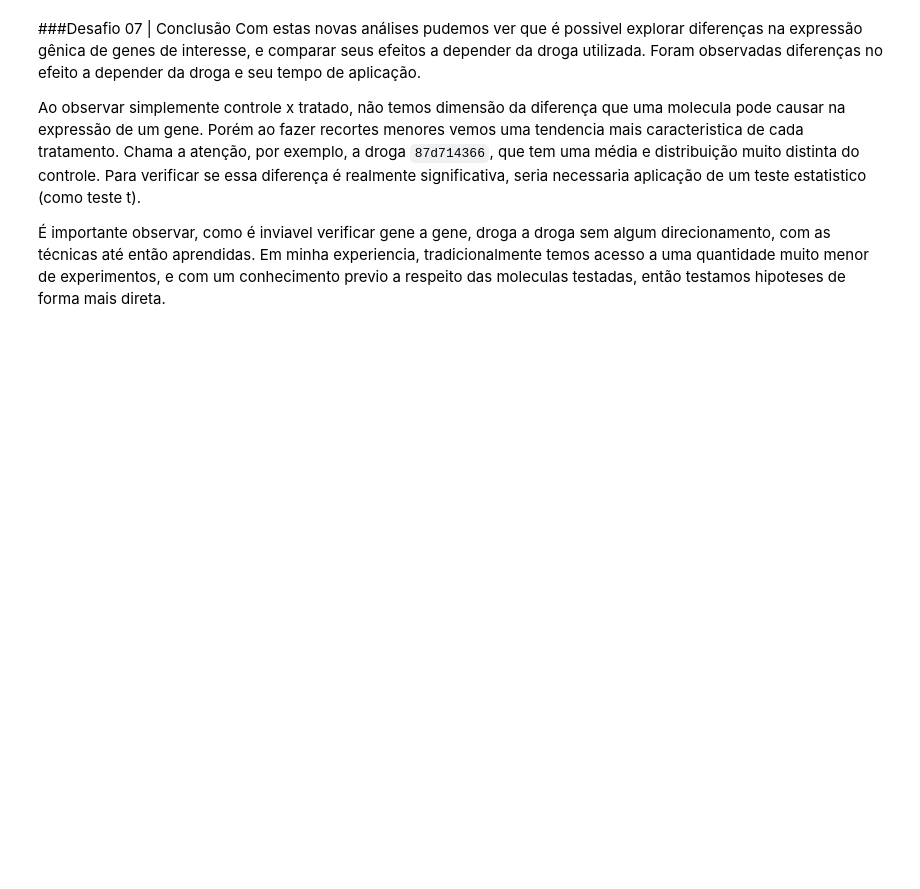
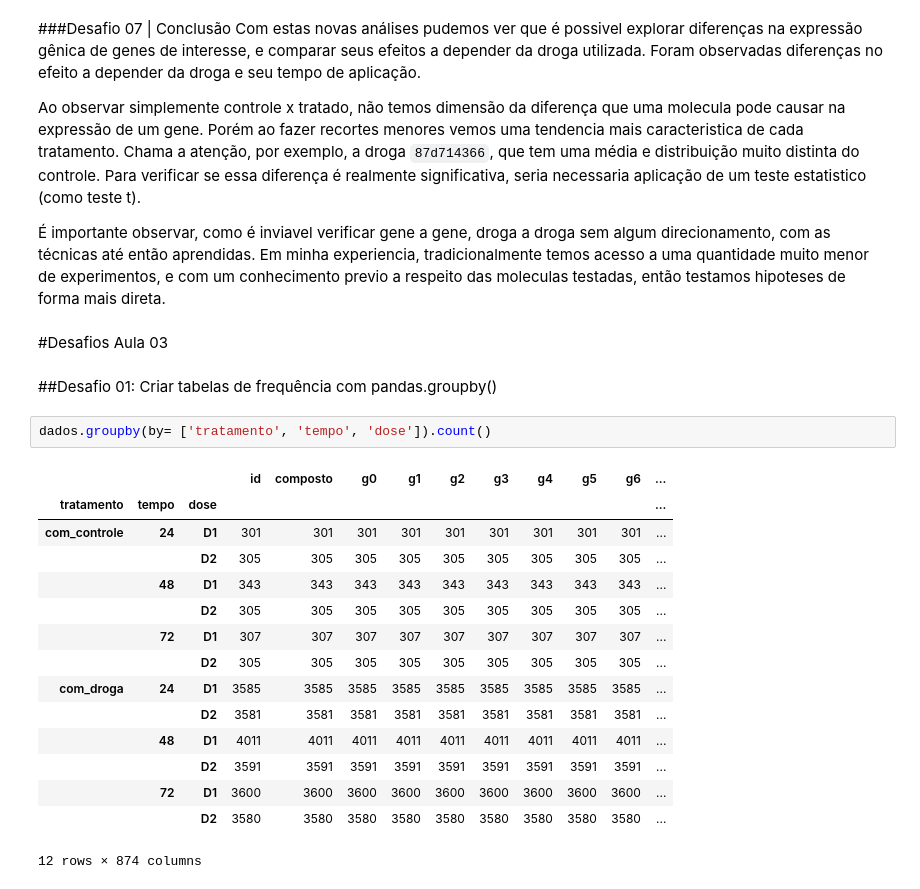
Before and after one commit to GoularteVinicius/ImersaoDadosAlura, a Jupyter notebook: Desafios_Imersão_Dados.ipynb, the cells around one changed output. Saved outputs shown, nothing was run; the diff lists cells and outputs as text; blank space fills up the shorter version.

```diff
--- a/Desafios_Imersão_Dados.ipynb
+++ b/Desafios_Imersão_Dados.ipynb
@@ -328,3 +328,25 @@ Com estas novas análises pudemos ver que é possivel explorar diferenças na ex
 Ao observar simplemente controle x tratado, não temos dimensão da diferença que uma molecula pode causar na expressão de um gene. Porém ao fazer recortes menores vemos uma tendencia mais caracteristica de cada tratamento. Chama a atenção, por exemplo, a droga `87d714366`, que tem uma média e distribuição muito distinta do controle. Para verificar se essa diferença é realmente significativa, seria necessaria aplicação de um teste estatistico (como teste t).
 
 É importante observar, como é inviavel verificar gene a gene, droga a droga sem algum direcionamento, com as técnicas até então aprendidas. Em minha experiencia, tradicionalmente temos acesso a uma quantidade muito menor de experimentos, e com um conhecimento previo a respeito das moleculas testadas, então testamos hipoteses de forma mais direta.
+# %% [markdown]
+#Desafios Aula 03
+# %% [markdown]
+##Desafio 01: Criar tabelas de frequência com pandas.groupby()
+# %%
+dados.groupby(by= ['tratamento', 'tempo', 'dose']).count()
+# %% [output]
+|  |  |  | id | composto | g0 | g1 | g2 | g3 | g4 | g5 | g6 | ... |
+| tratamento | tempo | dose |  |  |  |  |  |  |  |  |  | ... |
+| com_controle | 24 | D1 | 301 | 301 | 301 | 301 | 301 | 301 | 301 | 301 | 301 | ... |
+|  |  | D2 | 305 | 305 | 305 | 305 | 305 | 305 | 305 | 305 | 305 | ... |
+|  | 48 | D1 | 343 | 343 | 343 | 343 | 343 | 343 | 343 | 343 | 343 | ... |
+|  |  | D2 | 305 | 305 | 305 | 305 | 305 | 305 | 305 | 305 | 305 | ... |
+|  | 72 | D1 | 307 | 307 | 307 | 307 | 307 | 307 | 307 | 307 | 307 | ... |
+|  |  | D2 | 305 | 305 | 305 | 305 | 305 | 305 | 305 | 305 | 305 | ... |
+| com_droga | 24 | D1 | 3585 | 3585 | 3585 | 3585 | 3585 | 3585 | 3585 | 3585 | 3585 | ... |
+|  |  | D2 | 3581 | 3581 | 3581 | 3581 | 3581 | 3581 | 3581 | 3581 | 3581 | ... |
+|  | 48 | D1 | 4011 | 4011 | 4011 | 4011 | 4011 | 4011 | 4011 | 4011 | 4011 | ... |
+|  |  | D2 | 3591 | 3591 | 3591 | 3591 | 3591 | 3591 | 3591 | 3591 | 3591 | ... |
+|  | 72 | D1 | 3600 | 3600 | 3600 | 3600 | 3600 | 3600 | 3600 | 3600 | 3600 | ... |
+|  |  | D2 | 3580 | 3580 | 3580 | 3580 | 3580 | 3580 | 3580 | 3580 | 3580 | ... |
+12 rows × 874 columns
```
Also changed, not shown: parts of 17 cells of this notebook.
